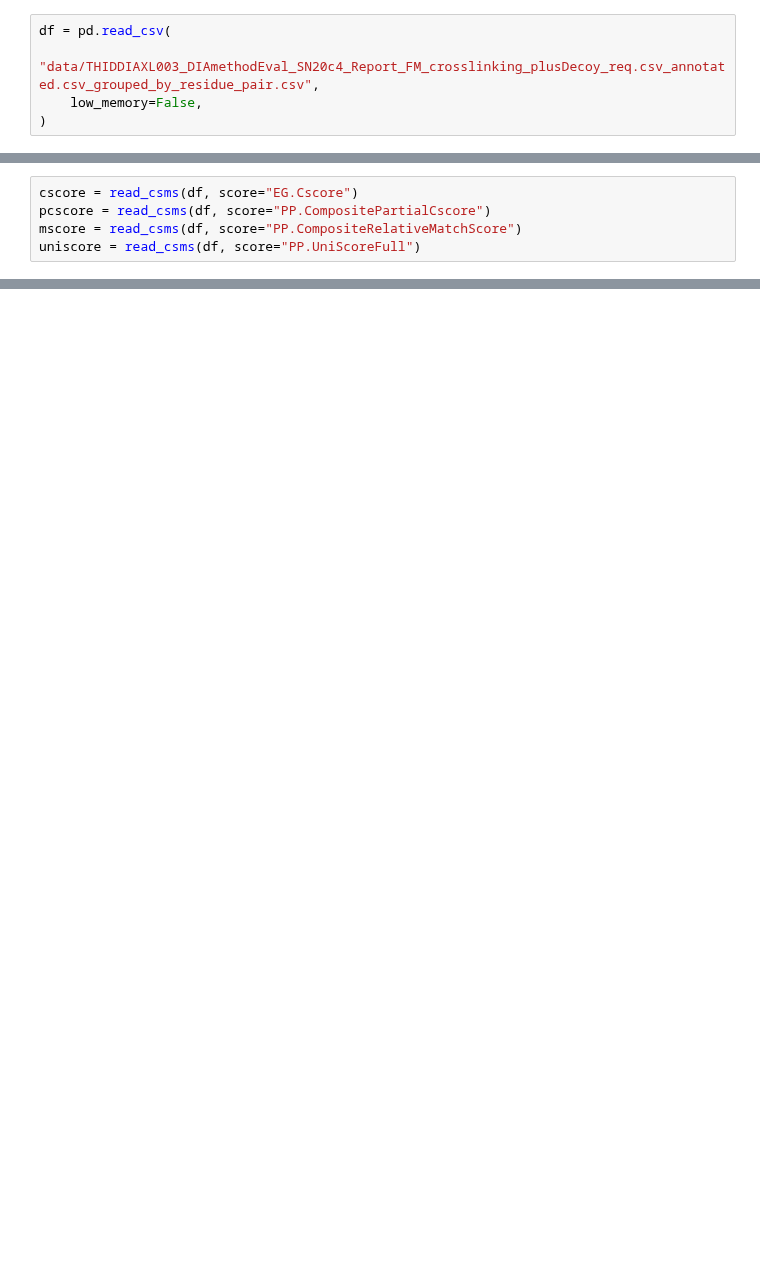
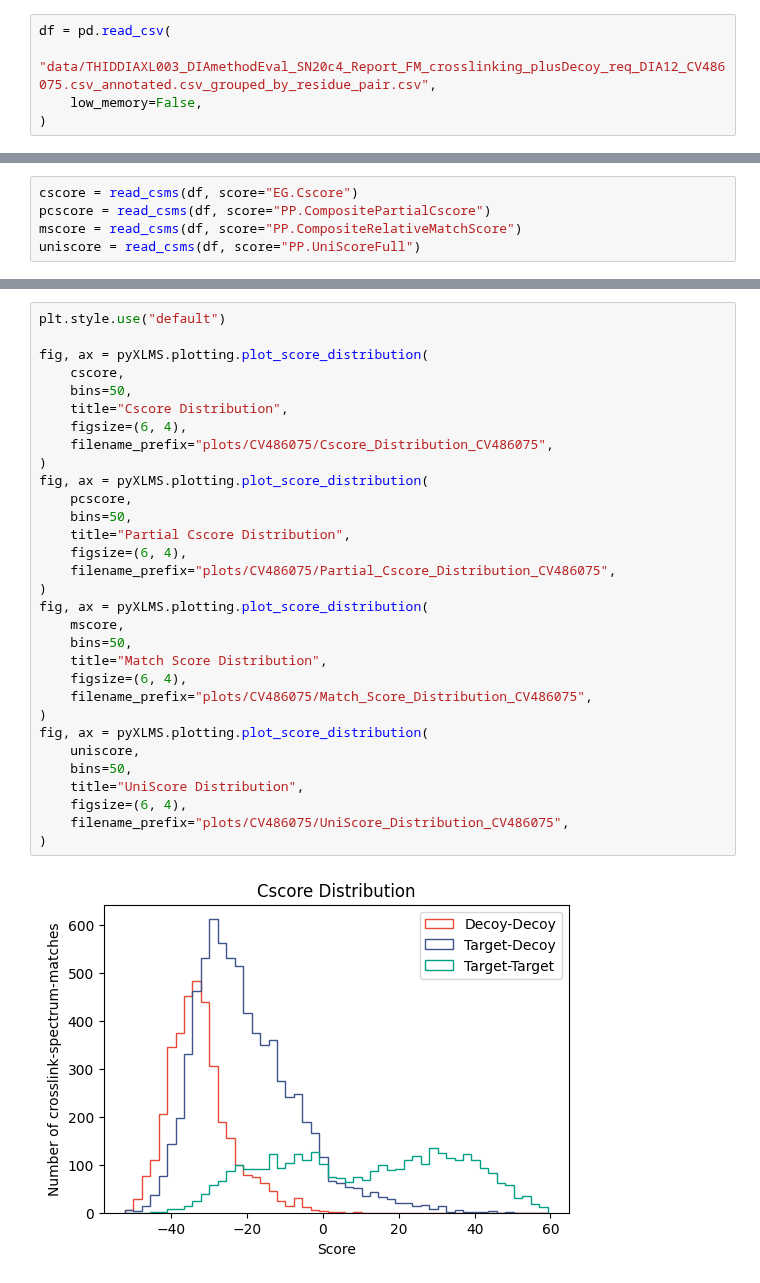
Before and after one commit to hgb-bin-proteomics/MSAnnika_Spectral_Library_exporter_rescoring, a Jupyter notebook: rescore_DIA12_CV486075.ipynb, the cells around one changed output, grey strips where cells are left out. Saved outputs shown, nothing was run; the diff lists cells and outputs as text; blank space fills up the shorter version.

```diff
--- a/rescore_DIA12_CV486075.ipynb
+++ b/rescore_DIA12_CV486075.ipynb
@@ -30,6 +42,6 @@ df.hist("FG.Qvalue", bins=10, ax=ax[2, 3]);
 # %%
 df = pd.read_csv(
-    "data/THIDDIAXL003_DIAmethodEval_SN20c4_Report_FM_crosslinking_plusDecoy_req.csv_annotated.csv_grouped_by_residue_pair.csv",
+    "data/THIDDIAXL003_DIAmethodEval_SN20c4_Report_FM_crosslinking_plusDecoy_req_DIA12_CV486075.csv_annotated.csv_grouped_by_residue_pair.csv",
     low_memory=False,
 )
 # %%
@@ -116,0 +132,33 @@ uniscore = read_csms(df, score="PP.UniScoreFull")
+# %%
+plt.style.use("default")
+
+fig, ax = pyXLMS.plotting.plot_score_distribution(
+    cscore,
+    bins=50,
+    title="Cscore Distribution",
+    figsize=(6, 4),
+    filename_prefix="plots/CV486075/Cscore_Distribution_CV486075",
+)
+fig, ax = pyXLMS.plotting.plot_score_distribution(
+    pcscore,
+    bins=50,
+    title="Partial Cscore Distribution",
+    figsize=(6, 4),
+    filename_prefix="plots/CV486075/Partial_Cscore_Distribution_CV486075",
+)
+fig, ax = pyXLMS.plotting.plot_score_distribution(
+    mscore,
+    bins=50,
+    title="Match Score Distribution",
+    figsize=(6, 4),
+    filename_prefix="plots/CV486075/Match_Score_Distribution_CV486075",
+)
+fig, ax = pyXLMS.plotting.plot_score_distribution(
+    uniscore,
+    bins=50,
+    title="UniScore Distribution",
+    figsize=(6, 4),
+    filename_prefix="plots/CV486075/UniScore_Distribution_CV486075",
+)
+# %% [output]
+[figure, added]
```
Also changed, not shown: parts of 12 cells of this notebook.
